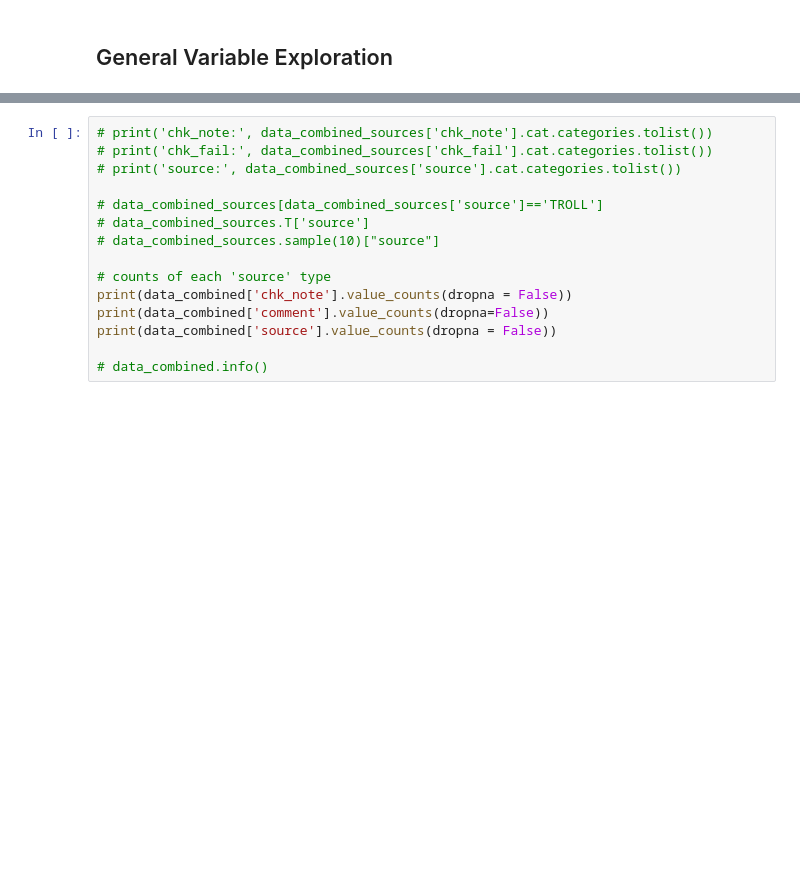
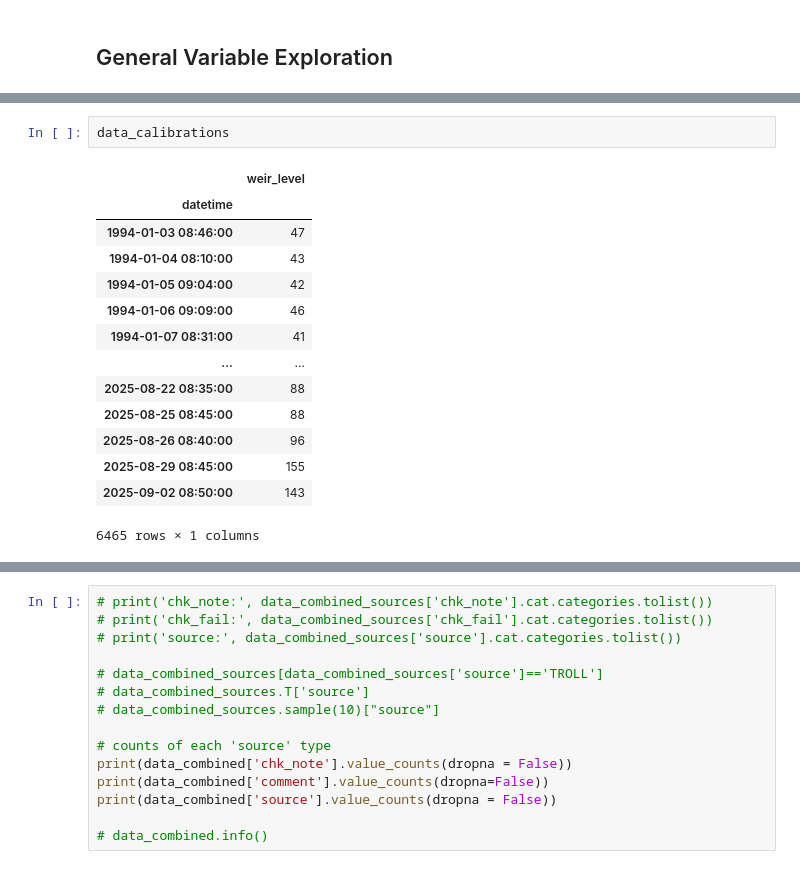
Before and after one commit to gmcginnis/info-698-capstone, a Jupyter notebook: 01_eda.ipynb, the cells around one changed output, grey strips where cells are left out. Drawn from its saved outputs; the diff is of its cells as text; blank space fills up the shorter version.

```diff
--- a/01_eda.ipynb
+++ b/01_eda.ipynb
@@ -214,0 +240,17 @@ data_combined_nochart
+# %%
+data_calibrations
+# %% [output]
+|  | weir_level |
+| datetime |  |
+| 1994-01-03 08:46:00 | 47 |
+| 1994-01-04 08:10:00 | 43 |
+| 1994-01-05 09:04:00 | 42 |
+| 1994-01-06 09:09:00 | 46 |
+| 1994-01-07 08:31:00 | 41 |
+| ... | ... |
+| 2025-08-22 08:35:00 | 88 |
+| 2025-08-25 08:45:00 | 88 |
+| 2025-08-26 08:40:00 | 96 |
+| 2025-08-29 08:45:00 | 155 |
+| 2025-09-02 08:50:00 | 143 |
+6465 rows × 1 columns
```
Also changed, not shown: parts of 3 cells of this notebook.
